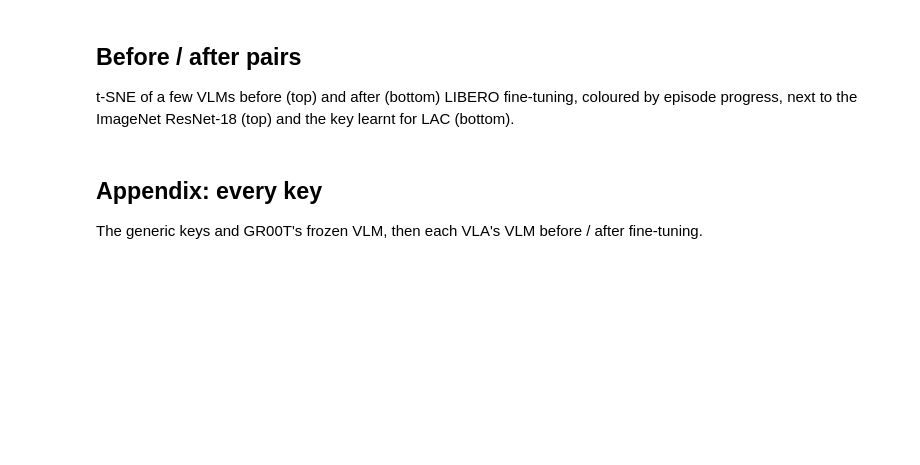
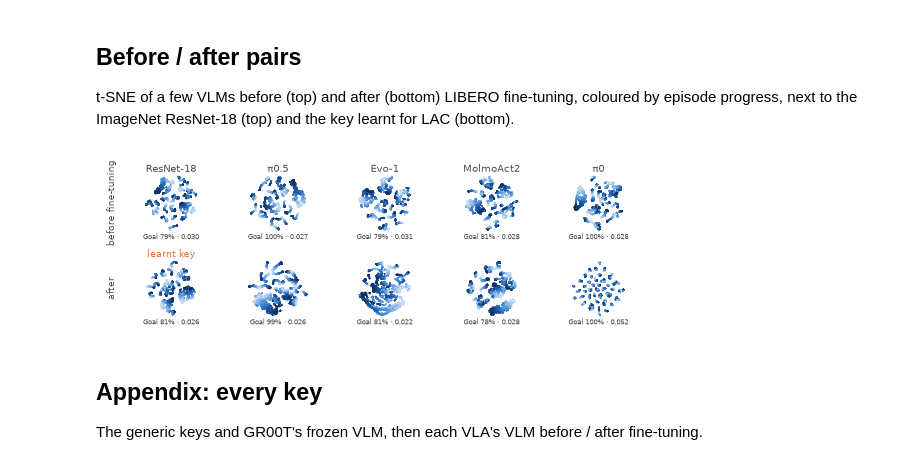
Before and after one commit to sereact/lerobot_knn, a Jupyter notebook: analysis/embeddings.ipynb, the cells around one changed output. Cells and saved outputs as stored; diff of their text form; code cells hidden in the pictures; blank space fills up the shorter version.

```diff
--- a/analysis/embeddings.ipynb
+++ b/analysis/embeddings.ipynb
@@ -3,14 +3,30 @@
 
 t-SNE / PCA of the key spaces, before and after LIBERO fine-tuning.
 # %%
+import json
 from pathlib import Path
 
+import matplotlib as mpl
 import matplotlib.pyplot as plt
+import numpy as np
+from matplotlib.lines import Line2D
 
 import utils as u
 
-data_path = Path("../results")
-figs_path = Path("figs")
+ROOT = Path.cwd().parent
+data_path = ROOT / "results"
+figs_path = ROOT / "analysis/figs"
+style_path = ROOT / "analysis/figure.mplstyle"
 # %%
-u.load_data(data_path)
+maps = json.loads((data_path / "embedding_maps.json").read_text())
 figs_path.mkdir(exist_ok=True)
+plt.style.use(style_path)
+# %%
+MAP_POINT_SIZE = 1.2  # embedding map scatter
+PROGRESS_RAMP = ["#c9dcf4", "#5a9be3", "#1c5cab", "#0b2a55"]  # episode start -> end (sequential, light -> dark)
+SUITE_COLOURS = {
+    "libero_spatial": "#2a78d6",
+    "libero_object": "#eb6834",
+    "libero_goal": "#1baf7a",
+    "libero_10": "#4a3aa7",
+}  # fmt: skip  (validated all-pairs; aqua < 3:1, hence the labelled legend)
@@ -41,16 +97,17 @@ MAP_PAIRS = [  # the compact figure: (VLA, key before fine-tuning, after)
 t-SNE of a few VLMs before (top) and after (bottom) LIBERO fine-tuning, coloured by episode progress, next to the ImageNet ResNet-18 (top) and the key learnt for LAC (bottom).
 # %%
 cols = [("ResNet-18", "ResNet-18 grid", "ResNet-18 grid (learnt key)"), *MAP_PAIRS]
-fig, axes = plt.subplots(2, len(cols), figsize=(u.W, u.W * 0.5), layout="constrained")
-fig.set_size_inches(u.W, u.W * 0.31)  # a little flatter, to fit the main text
+fig, axes = plt.subplots(2, len(cols), figsize=(u.W, u.W * 0.31), layout="constrained")
 for j, (name, before, after) in enumerate(cols):
     for i, space in enumerate((before, after)):
-        u.map_panel(axes[i, j], space, "tsne", "progress", stats=False)
-    axes[0, j].set_title(name, fontsize=u.FS_SMALL - 1, color=u.INK2, pad=2)
-axes[0, 0].set_ylabel("before fine-tuning", fontsize=u.FS_SMALL - 2, color=u.INK2)
-axes[1, 0].set_ylabel("after", fontsize=u.FS_SMALL - 2, color=u.INK2)
-axes[1, 0].set_title("learnt key", fontsize=u.FS_SMALL - 2, color=u.KNN, pad=2)
+        map_panel(axes[i, j], space, "tsne", "progress", stats=False)
+    axes[0, j].set_title(name, fontsize=u.FS_SMALL, color=u.Colour.INK2, pad=2)
+axes[0, 0].set_ylabel("before fine-tuning", fontsize=u.FS_TINY, color=u.Colour.INK2)
+axes[1, 0].set_ylabel("after", fontsize=u.FS_TINY, color=u.Colour.INK2)
+axes[1, 0].set_title("learnt key", fontsize=u.FS_TINY, color=u.Colour.KNN, pad=2)
 fig.savefig(figs_path / "embedding_pairs.pdf", dpi=300)  # the scatter layers are rasterised
+# %% [output]
+[figure, added]
 # %% [markdown]
 ## Appendix: every key
 
```
Also changed, not shown: parts of 3 cells of this notebook, 17 other files.
